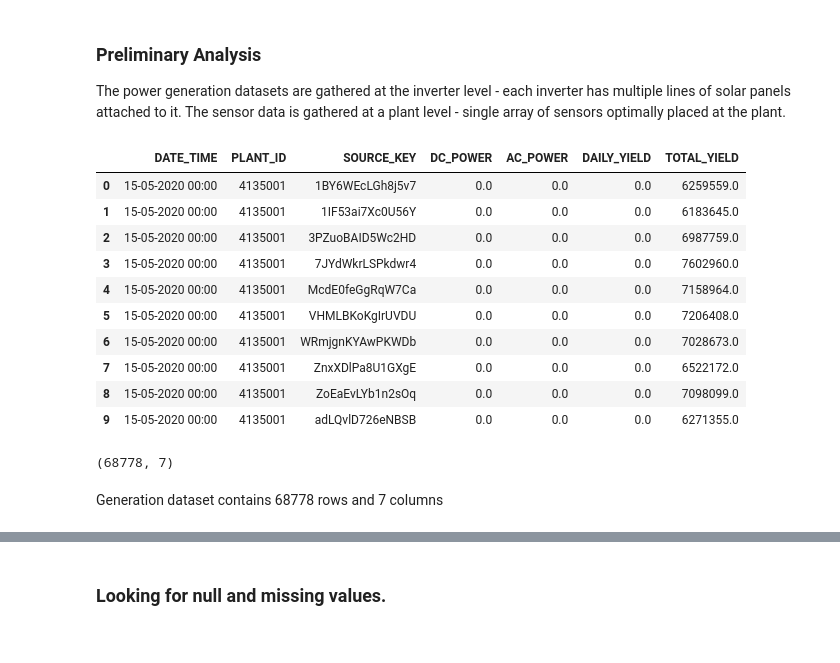
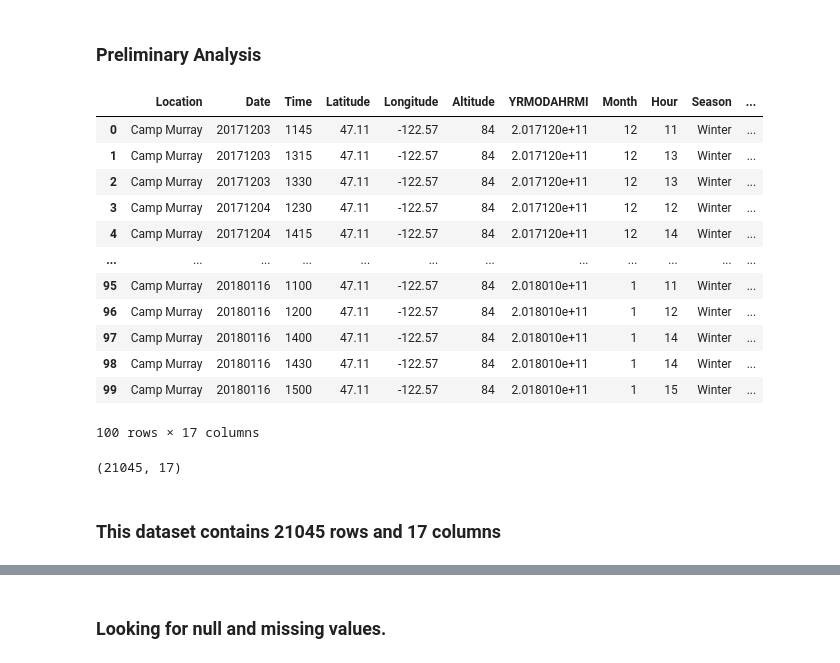
Before and after one commit to rtetteh20/fyp-solar-power-prediction, a Jupyter notebook: Scripts/main.ipynb, the cells around one changed output, grey strips where cells are left out. Saved outputs shown, nothing was run; the diff lists cells and outputs as text; code cells hidden in the pictures.

```diff
--- a/Scripts/main.ipynb
+++ b/Scripts/main.ipynb
@@ -20,8 +20,7 @@ import math
 
 import warnings
 warnings.filterwarnings("ignore")
-# %% [markdown]
-### Preliminary Analysis
-The power generation datasets are gathered at the inverter level - each inverter has multiple lines of solar panels attached to it. The sensor data is gathered at a plant level - single array of sensors optimally placed at the plant.
+# %% [markdown]
+### Preliminary Analysis
 # %%
 ### Reading in the data
@@ -30,20 +28,22 @@ weather_dataset = pd.read_csv('Plant_1_Weather_Sensor_Data.csv')
-# %%
-generation_dataset.head(10)
-# %% [output]
-|  | DATE_TIME | PLANT_ID | SOURCE_KEY | DC_POWER | AC_POWER | DAILY_YIELD | TOTAL_YIELD |
-| 0 | 15-05-2020 00:00 | 4135001 | 1BY6WEcLGh8j5v7 | 0.0 | 0.0 | 0.0 | 6259559.0 |
-| 1 | 15-05-2020 00:00 | 4135001 | 1IF53ai7Xc0U56Y | 0.0 | 0.0 | 0.0 | 6183645.0 |
-| 2 | 15-05-2020 00:00 | 4135001 | 3PZuoBAID5Wc2HD | 0.0 | 0.0 | 0.0 | 6987759.0 |
-| 3 | 15-05-2020 00:00 | 4135001 | 7JYdWkrLSPkdwr4 | 0.0 | 0.0 | 0.0 | 7602960.0 |
-| 4 | 15-05-2020 00:00 | 4135001 | McdE0feGgRqW7Ca | 0.0 | 0.0 | 0.0 | 7158964.0 |
-| 5 | 15-05-2020 00:00 | 4135001 | VHMLBKoKgIrUVDU | 0.0 | 0.0 | 0.0 | 7206408.0 |
-| 6 | 15-05-2020 00:00 | 4135001 | WRmjgnKYAwPKWDb | 0.0 | 0.0 | 0.0 | 7028673.0 |
-| 7 | 15-05-2020 00:00 | 4135001 | ZnxXDlPa8U1GXgE | 0.0 | 0.0 | 0.0 | 6522172.0 |
-| 8 | 15-05-2020 00:00 | 4135001 | ZoEaEvLYb1n2sOq | 0.0 | 0.0 | 0.0 | 7098099.0 |
-| 9 | 15-05-2020 00:00 | 4135001 | adLQvlD726eNBSB | 0.0 | 0.0 | 0.0 | 6271355.0 |
+# %%
+df_solar.head(100)
+# %% [output]
+|  | Location | Date | Time | Latitude | Longitude | Altitude | YRMODAHRMI | Month | Hour | Season | ... |
+| 0 | Camp Murray | 20171203 | 1145 | 47.11 | -122.57 | 84 | 2.017120e+11 | 12 | 11 | Winter | ... |
+| 1 | Camp Murray | 20171203 | 1315 | 47.11 | -122.57 | 84 | 2.017120e+11 | 12 | 13 | Winter | ... |
+| 2 | Camp Murray | 20171203 | 1330 | 47.11 | -122.57 | 84 | 2.017120e+11 | 12 | 13 | Winter | ... |
+| 3 | Camp Murray | 20171204 | 1230 | 47.11 | -122.57 | 84 | 2.017120e+11 | 12 | 12 | Winter | ... |
+| 4 | Camp Murray | 20171204 | 1415 | 47.11 | -122.57 | 84 | 2.017120e+11 | 12 | 14 | Winter | ... |
+| ... | ... | ... | ... | ... | ... | ... | ... | ... | ... | ... | ... |
+| 95 | Camp Murray | 20180116 | 1100 | 47.11 | -122.57 | 84 | 2.018010e+11 | 1 | 11 | Winter | ... |
+| 96 | Camp Murray | 20180116 | 1200 | 47.11 | -122.57 | 84 | 2.018010e+11 | 1 | 12 | Winter | ... |
+| 97 | Camp Murray | 20180116 | 1400 | 47.11 | -122.57 | 84 | 2.018010e+11 | 1 | 14 | Winter | ... |
+| 98 | Camp Murray | 20180116 | 1430 | 47.11 | -122.57 | 84 | 2.018010e+11 | 1 | 14 | Winter | ... |
+| 99 | Camp Murray | 20180116 | 1500 | 47.11 | -122.57 | 84 | 2.018010e+11 | 1 | 15 | Winter | ... |
+100 rows × 17 columns
 # %%
-generation_dataset.shape
+df_solar.shape
 # %% [output]
-(68778, 7)
+(21045, 17)
 # %% [markdown]
-Generation dataset contains 68778 rows and 7 columns
+### This dataset contains 21045 rows and 17 columns
```
Also changed, not shown: parts of 43 cells of this notebook, 5 other files.
